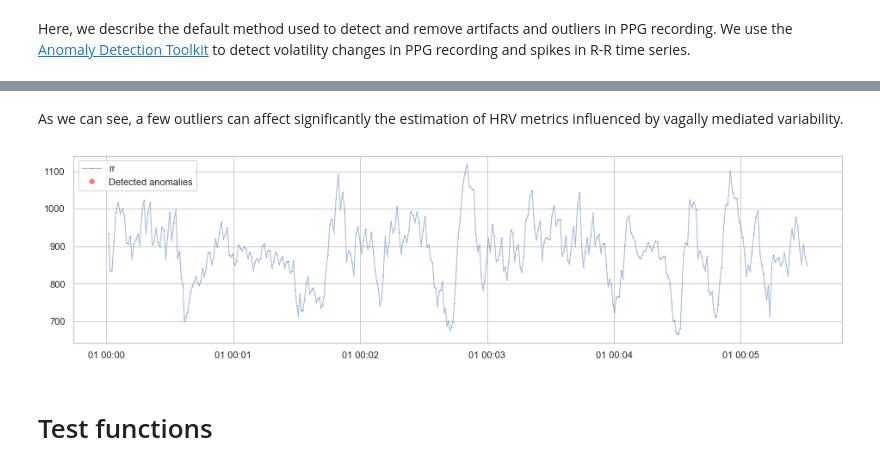
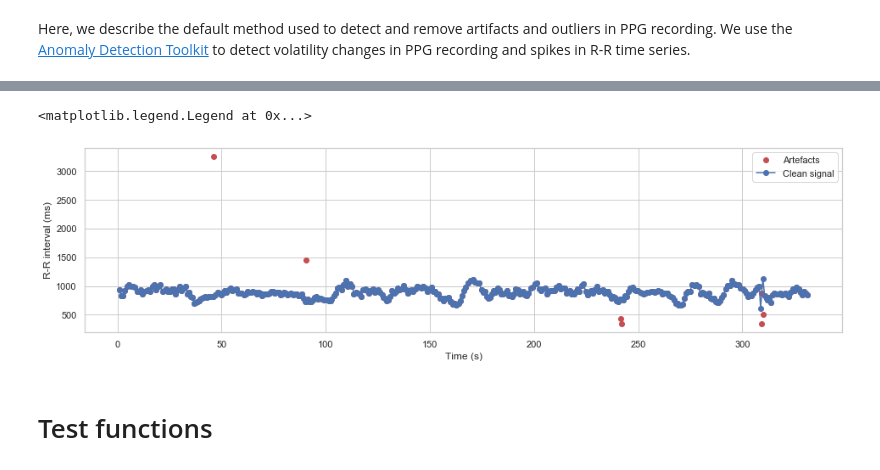
Before and after one commit to embodied-computation-group/systole, a Jupyter notebook: notebooks/ArtifactCorrection.ipynb, the cells around one changed output, grey strips where cells are left out. Cells and saved outputs as stored; diff of their text form; code cells hidden in the pictures.

Commit message:
Update detection algorithm

```diff
--- a/notebooks/ArtifactCorrection.ipynb
+++ b/notebooks/ArtifactCorrection.ipynb
@@ -17,11 +18,12 @@ oxi = import_ppg('1')[0, :]
 # %%
+# Extract peak vectors
 signal, peaks = oxi_peaks(oxi)
 
 # Remove 3 consecutive beats
-#peaks[np.where(peaks)[0][50:53]] = 0
+peaks[np.where(peaks)[0][50:53]] = 0
 
 # Remove 2 consecutive beats
-#peaks[np.where(peaks)[0][100:101]] = 0
+peaks[np.where(peaks)[0][100:101]] = 0
 
 # Store into a Panda DataFrame
 rr = np.diff(np.where(peaks))[0]
@@ -132,8 +32,0 @@ time_domain(new_rr)
-# %% [markdown]
-As we can see, a few outliers can affect significantly the estimation of HRV metrics influenced by vagally mediated variability.
-# %%
-quantile_ad = GeneralizedESDTestAD()
-anomalies = quantile_ad.fit_detect(df)
-plot(df, anomaly_pred=anomalies, ts_linewidth=1, ap_markersize=5, ap_color='red', ap_marker_on_curve=True);
-# %% [output]
-[figure, removed]
@@ -140,3 +36,15 @@ plot(df, anomaly_pred=anomalies, ts_linewidth=1, ap_markersize=5, ap_color='red'
+# %%
+plt.figure(figsize=(16, 4))
+plt.plot(np.cumsum(np.diff(np.where(peaks)[0]))/1000,
+         np.diff(np.where(peaks)[0]), 'ro', label='Artefacts')  # Artefacts
+plt.plot(np.cumsum(np.diff(np.where(clean_peaks)[0]))/1000,
+         np.diff(np.where(clean_peaks)[0]), 'bo-', label='Clean signal')  # Cleaned peaks
+plt.ylabel('R-R interval (ms)')
+plt.xlabel('Time (s)')
+plt.legend()
+# %% [output]
+<matplotlib.legend.Legend at 0x...>
+[figure, added]
 # %% [markdown]
 # Test functions
 # %% [markdown]
```
Also changed, not shown: parts of 57 cells of this notebook, 4 other files.
